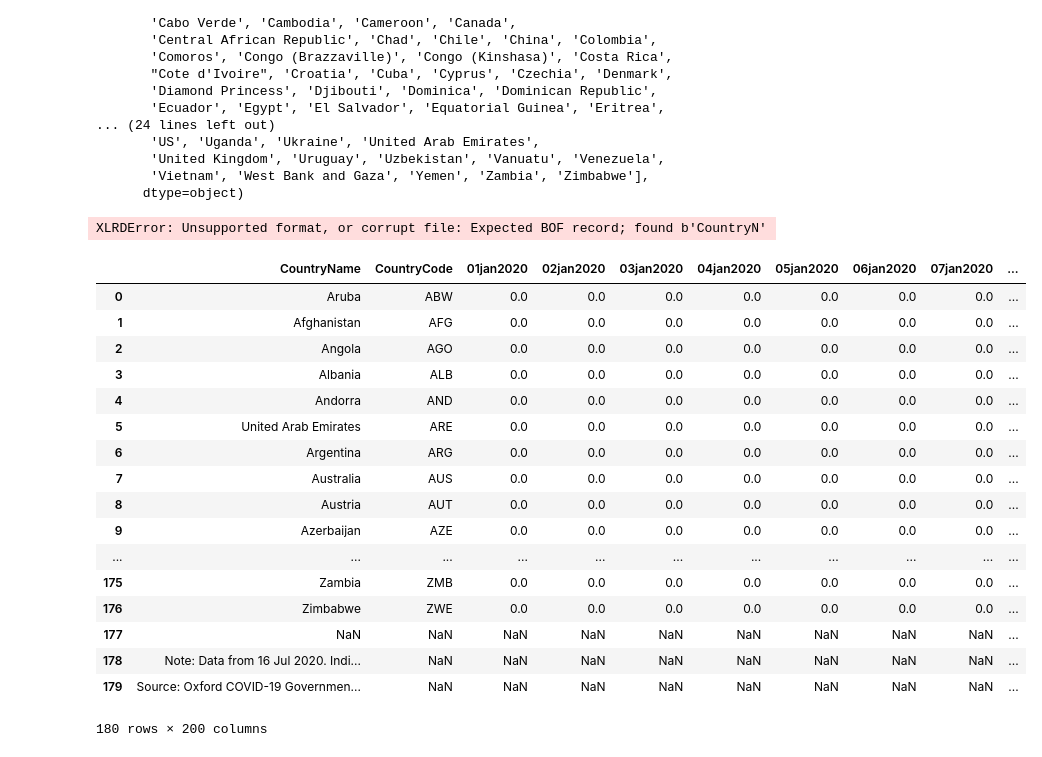
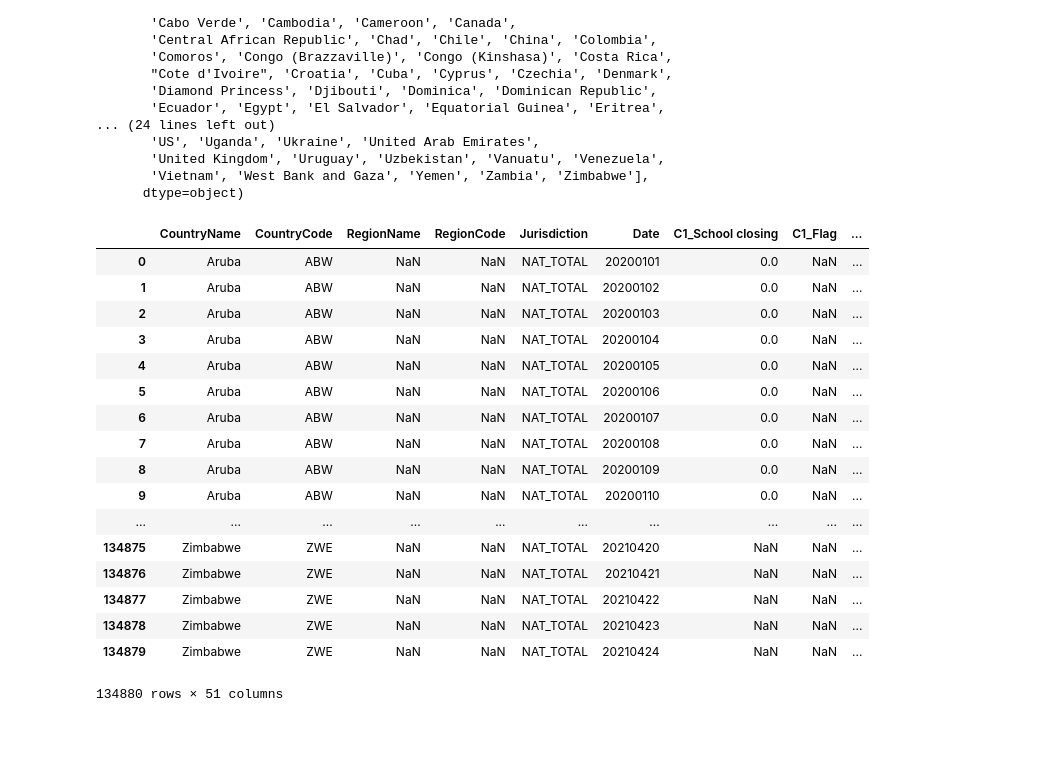
Before and after one commit to xiaolng/GSGHack_project10, a Jupyter notebook: plot_time_series.ipynb, the cells around one changed output. Cells and saved outputs as stored; diff of their text form; code cells hidden in the pictures.

```diff
--- a/plot_time_series.ipynb
+++ b/plot_time_series.ipynb
@@ -132,30 +132,28 @@ array(['Afghanistan', 'Albania', 'Algeria', 'Andorra', 'Angola',
       dtype=object)
 # %%
 
-df_government = pd.read_excel("https://raw.githubusercontent.com/OxCGRT/covid-policy-tracker/master/data/OxCGRT_latest.csv")
+df_government = pd.read_csv("https://raw.githubusercontent.com/OxCGRT/covid-policy-tracker/master/data/OxCGRT_latest.csv")
-# %% [output]
-XLRDError: Unsupported format, or corrupt file: Expected BOF record; found b'CountryN'
 # %%
-df_government
+df_government[ ]
 # %% [output]
-|  | CountryName | CountryCode | 01jan2020 | 02jan2020 | 03jan2020 | 04jan2020 | 05jan2020 | 06jan2020 | 07jan2020 | ... |
-| 0 | Aruba | ABW | 0.0 | 0.0 | 0.0 | 0.0 | 0.0 | 0.0 | 0.0 | ... |
-| 1 | Afghanistan | AFG | 0.0 | 0.0 | 0.0 | 0.0 | 0.0 | 0.0 | 0.0 | ... |
-| 2 | Angola | AGO | 0.0 | 0.0 | 0.0 | 0.0 | 0.0 | 0.0 | 0.0 | ... |
-| 3 | Albania | ALB | 0.0 | 0.0 | 0.0 | 0.0 | 0.0 | 0.0 | 0.0 | ... |
-| 4 | Andorra | AND | 0.0 | 0.0 | 0.0 | 0.0 | 0.0 | 0.0 | 0.0 | ... |
-| 5 | United Arab Emirates | ARE | 0.0 | 0.0 | 0.0 | 0.0 | 0.0 | 0.0 | 0.0 | ... |
-| 6 | Argentina | ARG | 0.0 | 0.0 | 0.0 | 0.0 | 0.0 | 0.0 | 0.0 | ... |
-| 7 | Australia | AUS | 0.0 | 0.0 | 0.0 | 0.0 | 0.0 | 0.0 | 0.0 | ... |
-| 8 | Austria | AUT | 0.0 | 0.0 | 0.0 | 0.0 | 0.0 | 0.0 | 0.0 | ... |
-| 9 | Azerbaijan | AZE | 0.0 | 0.0 | 0.0 | 0.0 | 0.0 | 0.0 | 0.0 | ... |
-| ... | ... | ... | ... | ... | ... | ... | ... | ... | ... | ... |
-| 175 | Zambia | ZMB | 0.0 | 0.0 | 0.0 | 0.0 | 0.0 | 0.0 | 0.0 | ... |
-| 176 | Zimbabwe | ZWE | 0.0 | 0.0 | 0.0 | 0.0 | 0.0 | 0.0 | 0.0 | ... |
-| 177 | NaN | NaN | NaN | NaN | NaN | NaN | NaN | NaN | NaN | ... |
-| 178 | Note: Data from 16 Jul 2020. Indi... | NaN | NaN | NaN | NaN | NaN | NaN | NaN | NaN | ... |
-| 179 | Source: Oxford COVID-19 Governmen... | NaN | NaN | NaN | NaN | NaN | NaN | NaN | NaN | ... |
+|  | CountryName | CountryCode | RegionName | RegionCode | Jurisdiction | Date | C1_School closing | C1_Flag | ... |
+| 0 | Aruba | ABW | NaN | NaN | NAT_TOTAL | 20200101 | 0.0 | NaN | ... |
+| 1 | Aruba | ABW | NaN | NaN | NAT_TOTAL | 20200102 | 0.0 | NaN | ... |
+| 2 | Aruba | ABW | NaN | NaN | NAT_TOTAL | 20200103 | 0.0 | NaN | ... |
+| 3 | Aruba | ABW | NaN | NaN | NAT_TOTAL | 20200104 | 0.0 | NaN | ... |
+| 4 | Aruba | ABW | NaN | NaN | NAT_TOTAL | 20200105 | 0.0 | NaN | ... |
+| 5 | Aruba | ABW | NaN | NaN | NAT_TOTAL | 20200106 | 0.0 | NaN | ... |
+| 6 | Aruba | ABW | NaN | NaN | NAT_TOTAL | 20200107 | 0.0 | NaN | ... |
+| 7 | Aruba | ABW | NaN | NaN | NAT_TOTAL | 20200108 | 0.0 | NaN | ... |
+| 8 | Aruba | ABW | NaN | NaN | NAT_TOTAL | 20200109 | 0.0 | NaN | ... |
+| 9 | Aruba | ABW | NaN | NaN | NAT_TOTAL | 20200110 | 0.0 | NaN | ... |
+| ... | ... | ... | ... | ... | ... | ... | ... | ... | ... |
+| 134875 | Zimbabwe | ZWE | NaN | NaN | NAT_TOTAL | 20210420 | NaN | NaN | ... |
+| 134876 | Zimbabwe | ZWE | NaN | NaN | NAT_TOTAL | 20210421 | NaN | NaN | ... |
+| 134877 | Zimbabwe | ZWE | NaN | NaN | NAT_TOTAL | 20210422 | NaN | NaN | ... |
+| 134878 | Zimbabwe | ZWE | NaN | NaN | NAT_TOTAL | 20210423 | NaN | NaN | ... |
+| 134879 | Zimbabwe | ZWE | NaN | NaN | NAT_TOTAL | 20210424 | NaN | NaN | ... |
-180 rows × 200 columns
+134880 rows × 51 columns
 # %%
 df_government [ df_government['CountryName']=='China']
 # %% [output]
```
Also changed, not shown: parts of 2 cells of this notebook.
